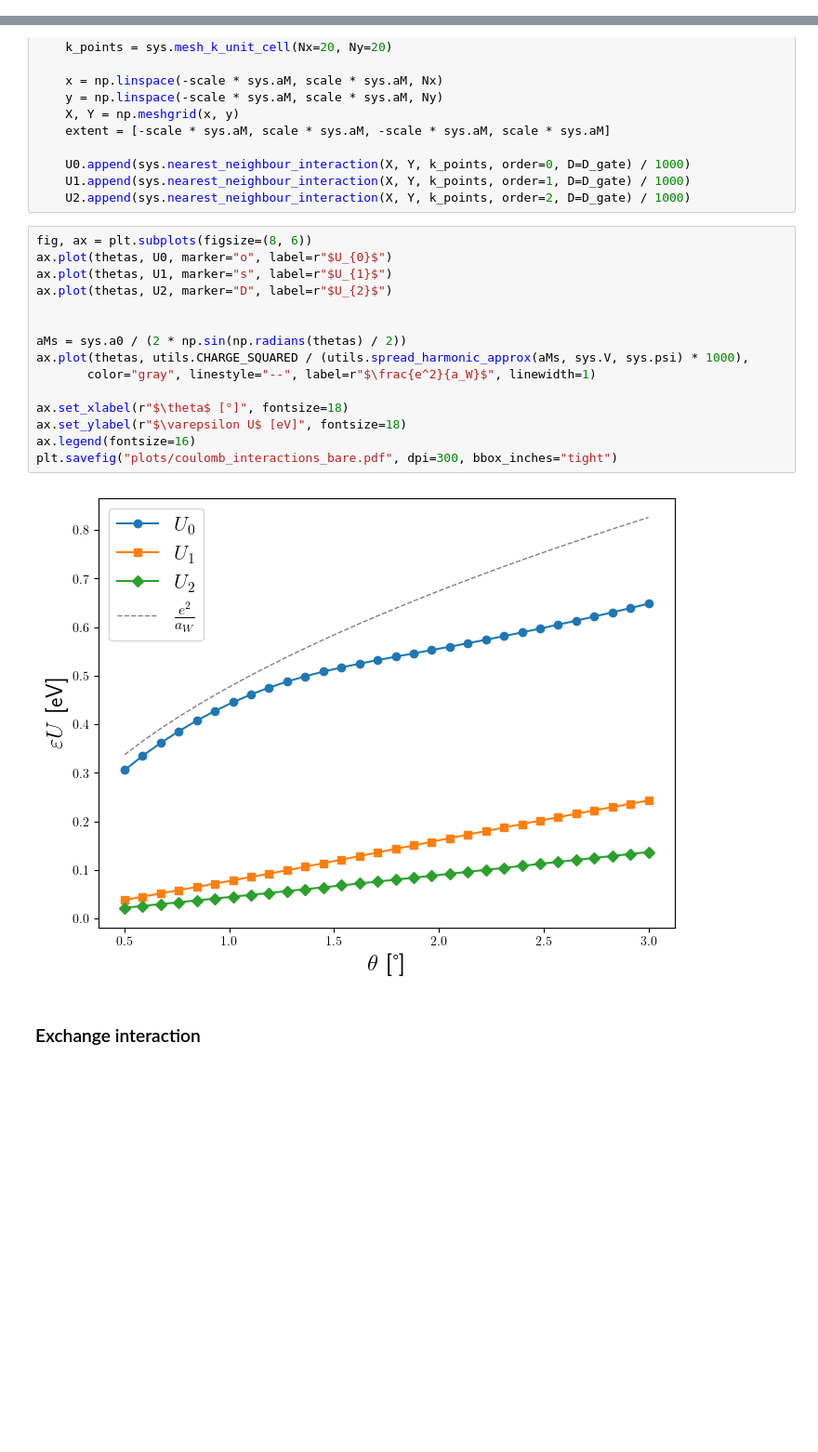
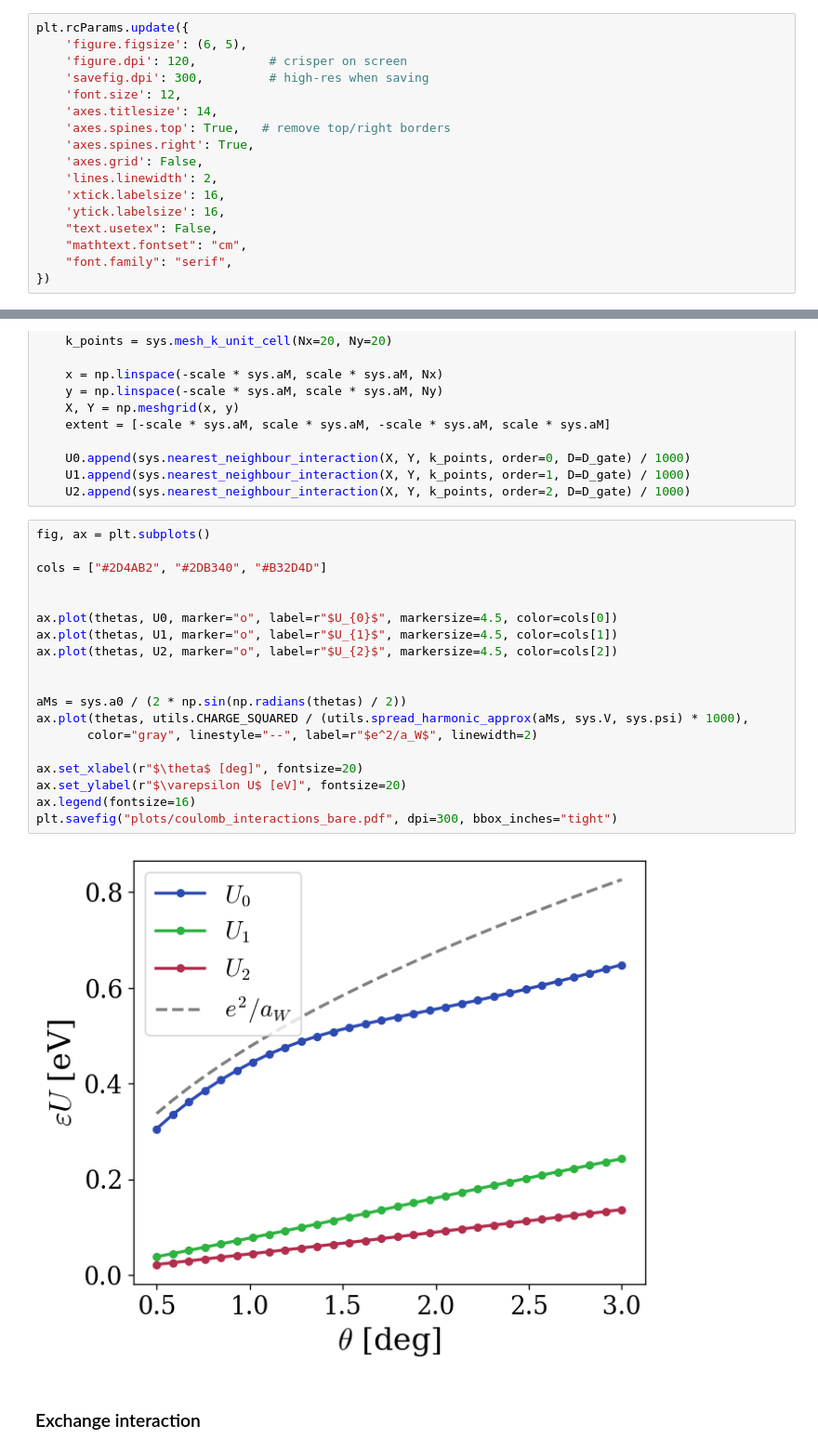
Before and after one commit to sanhq17/moire_heterobilayers, a Jupyter notebook: notebooks/interaction_elements.ipynb, the cells around one changed output, grey strips where cells are left out. Shown at 93% size. Cells and saved outputs as stored; diff of their text form; blank space fills up the shorter version.

```diff
--- a/notebooks/interaction_elements.ipynb
+++ b/notebooks/interaction_elements.ipynb
@@ -20,3 +20,20 @@ sys = Moire(theta_deg=1.5, psi_deg=26.0, V=6.6, n_shells=8)
+# %%
+plt.rcParams.update({
+    'figure.figsize': (6, 5),
+    'figure.dpi': 120,          # crisper on screen
+    'savefig.dpi': 300,         # high-res when saving
+    'font.size': 12,
+    'axes.titlesize': 14,
+    'axes.spines.top': True,   # remove top/right borders
+    'axes.spines.right': True,
+    'axes.grid': False,
+    'lines.linewidth': 2,
+    'xtick.labelsize': 16,
+    'ytick.labelsize': 16,
+    "text.usetex": False,
+    "mathtext.fontset": "cm",
+    "font.family": "serif",
+})
 # %%
 scale = 1.5
 extent = [-scale * sys.aM, scale * sys.aM, -scale * sys.aM, scale * sys.aM]
@@ -77,22 +138,26 @@ for th in tqdm(thetas):
     U1.append(sys.nearest_neighbour_interaction(X, Y, k_points, order=1, D=D_gate) / 1000)
     U2.append(sys.nearest_neighbour_interaction(X, Y, k_points, order=2, D=D_gate) / 1000)
 # %%
-fig, ax = plt.subplots(figsize=(8, 6))
-ax.plot(thetas, U0, marker="o", label=r"$U_{0}$")
-ax.plot(thetas, U1, marker="s", label=r"$U_{1}$")
-ax.plot(thetas, U2, marker="D", label=r"$U_{2}$")
+fig, ax = plt.subplots()
+
+cols = ["#2D4AB2", "#2DB340", "#B32D4D"]
+
+
+ax.plot(thetas, U0, marker="o", label=r"$U_{0}$", markersize=4.5, color=cols[0])
+ax.plot(thetas, U1, marker="o", label=r"$U_{1}$", markersize=4.5, color=cols[1])
+ax.plot(thetas, U2, marker="o", label=r"$U_{2}$", markersize=4.5, color=cols[2])
 
 
 aMs = sys.a0 / (2 * np.sin(np.radians(thetas) / 2))
 ax.plot(thetas, utils.CHARGE_SQUARED / (utils.spread_harmonic_approx(aMs, sys.V, sys.psi) * 1000),
-       color="gray", linestyle="--", label=r"$\frac{e^2}{a_W}$", linewidth=1)
+       color="gray", linestyle="--", label=r"$e^2/a_W$", linewidth=2)
 
-ax.set_xlabel(r"$\theta$ [°]", fontsize=18)
-ax.set_ylabel(r"$\varepsilon U$ [eV]", fontsize=18)
+ax.set_xlabel(r"$\theta$ [deg]", fontsize=20)
+ax.set_ylabel(r"$\varepsilon U$ [eV]", fontsize=20)
 ax.legend(fontsize=16)
 plt.savefig("plots/coulomb_interactions_bare.pdf", dpi=300, bbox_inches="tight")
 # %% [output]
-[figure, old version]
+[figure, new version]
 # %% [markdown]
 ### Exchange interaction
 # %%
```
Also changed, not shown: parts of 14 cells of this notebook, 37 other files.
